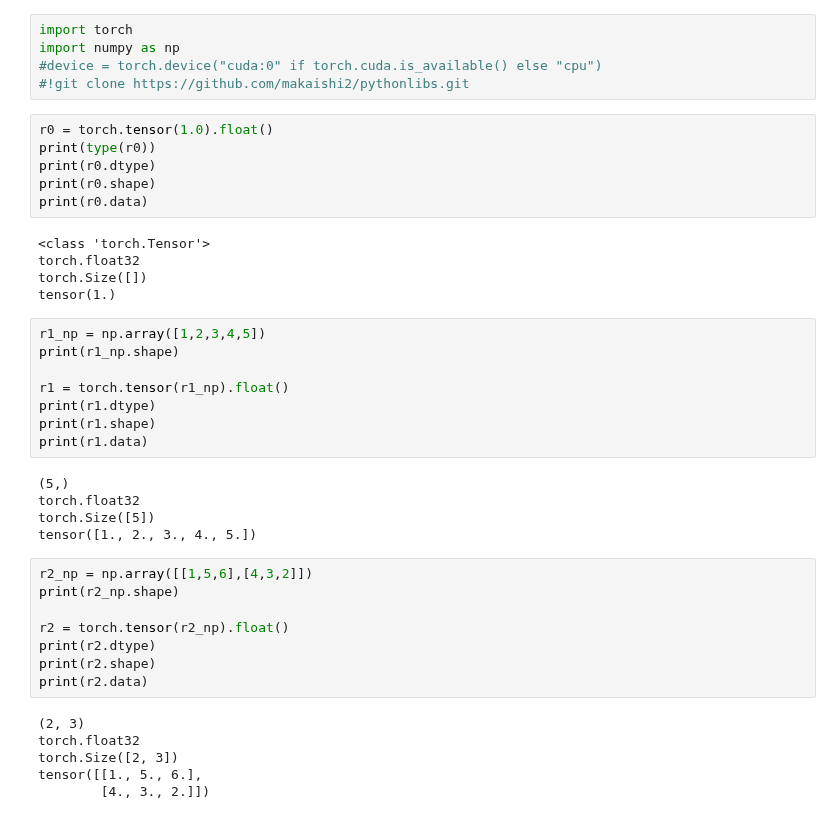
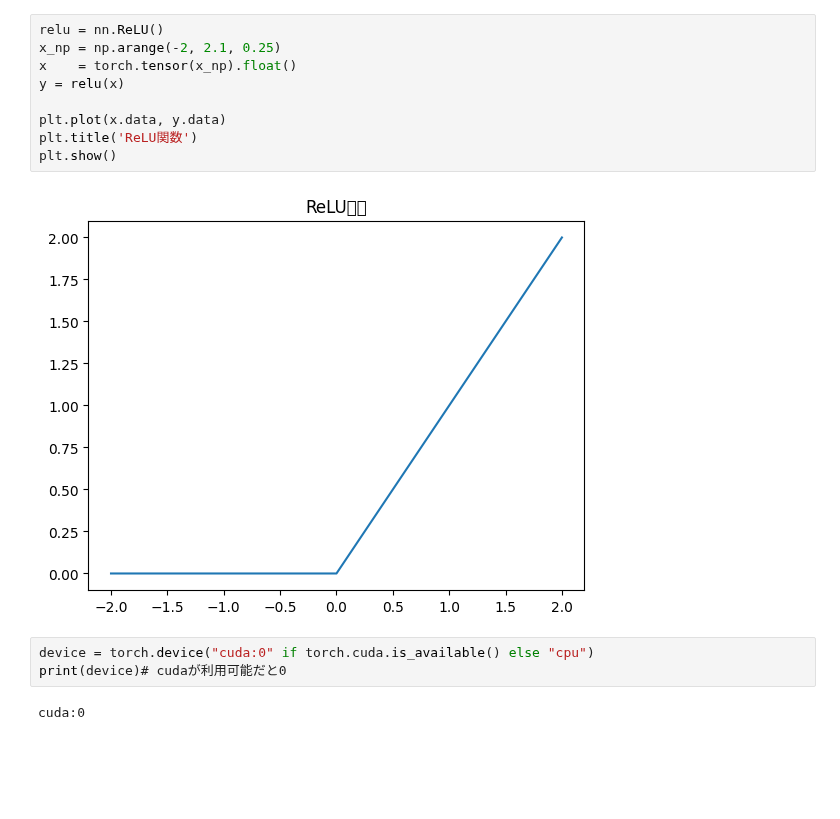
Before and after one commit to sota1111/DL_Zero, a Jupyter notebook: saitan/saitan8.ipynb, the cells around one changed output. Cells and saved outputs as stored; diff of their text form; blank space fills up the shorter version.

```diff
--- a/saitan/saitan8.ipynb
+++ b/saitan/saitan8.ipynb
@@ -9,43 +10,16 @@
+# %%
+relu = nn.ReLU()
+x_np = np.arange(-2, 2.1, 0.25)
+x    = torch.tensor(x_np).float()
+y = relu(x)
+
+plt.plot(x.data, y.data)
+plt.title('ReLU関数')
+plt.show()
+# %% [output]
+[figure, added]
 # %%
-import torch
-import numpy as np
-#device = torch.device("cuda:0" if torch.cuda.is_available() else "cpu")
-#!git clone https://github.com/makaishi2/pythonlibs.git
+device = torch.device("cuda:0" if torch.cuda.is_available() else "cpu")
+print(device)# cudaが利用可能だと0
+# %% [output]
+cuda:0
-# %%
-r0 = torch.tensor(1.0).float()
-print(type(r0))
-print(r0.dtype)
-print(r0.shape)
-print(r0.data)
-# %% [output]
-<class 'torch.Tensor'>
-torch.float32
-torch.Size([])
-tensor(1.)
-# %%
-r1_np = np.array([1,2,3,4,5])
-print(r1_np.shape)
-
-r1 = torch.tensor(r1_np).float()
-print(r1.dtype)
-print(r1.shape)
-print(r1.data)
-# %% [output]
-(5,)
-torch.float32
-torch.Size([5])
-tensor([1., 2., 3., 4., 5.])
-# %%
-r2_np = np.array([[1,5,6],[4,3,2]])
-print(r2_np.shape)
-
-r2 = torch.tensor(r2_np).float()
-print(r2.dtype)
-print(r2.shape)
-print(r2.data)
-# %% [output]
-(2, 3)
-torch.float32
-torch.Size([2, 3])
-tensor([[1., 5., 6.],
-        [4., 3., 2.]])
```
Also changed, not shown: parts of 12 cells of this notebook.
